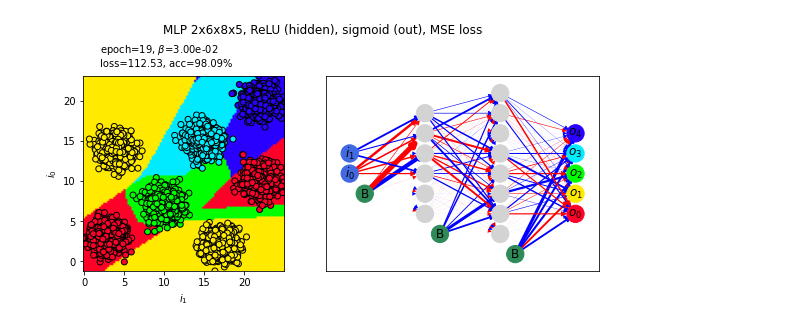
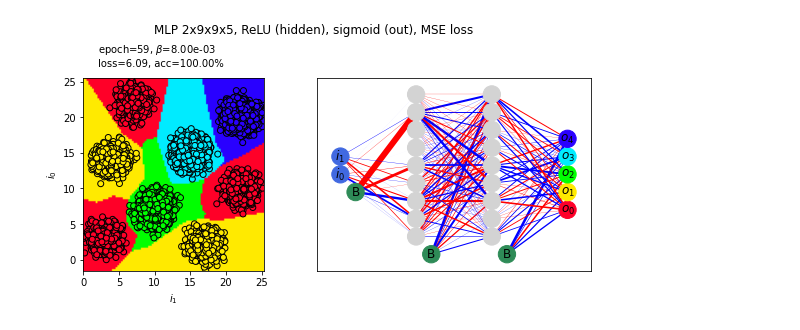
Before and after one commit to jroeger23/spass_mit_python, a Jupyter notebook: mlp.ipynb, the cells around one changed output. Saved outputs shown, nothing was run; the diff lists cells and outputs as text; code cells hidden in the pictures.

```diff
--- a/mlp.ipynb
+++ b/mlp.ipynb
@@ -6,12 +6,13 @@ from src.common.train_data import normal2DCluster
 cov = np.diag((1,1))
 
 classes = [(0, (3,3), cov, 1000),
-           (1, (14,4), cov, 1000),
-           (2, (7,10), cov, 1000),
-           (3, (15,15), cov, 1000),
-           (1, (2,17),cov, 1000),
+           (1, (14,4), cov, 1500),
+           (2, (7,10), cov, 3000),
+           (3, (15,15), cov, 3000),
+           (1, (2,17),cov, 1500),
            (0, (10,22), cov, 1000),
-           (4, (20,22), cov, 1000)]
+           (0, (22,7), cov, 1000),
+           (4, (20,22), cov, 3000)]
 n_classes = 5
 train_data, train_labels = normal2DCluster(classes)
 
@@ -31,7 +34,7 @@ _ = ax.set_xlabel("$i_1$")
 # %%
 from src.neuronal_network.mlp import MLP
 from src.neuronal_network.loss import MSE
-from src.neuronal_network.activation import Sigmoid, ReLU
+from src.neuronal_network.activation import Sigmoid, ReLU, SoftMax
 from src.common.plot import sample2DClassifier, plotMultiWeightLayer
 from src.common.vectorize import one_hot
 from matplotlib.animation import FuncAnimation
@@ -40,11 +43,11 @@ from IPython.display import Video
 import tqdm
 
 batch_size = 5
-epochs = 20
-learning_rate = 0.03
-duration_ms = max(epochs*250, 3000)
+epochs = 60
+learning_rate = 0.008
+duration_ms = max(epochs*200, 3000)
 
-mlp = MLP(2, [6,8], n_classes, hidden_act=ReLU, output_act=Sigmoid)
+mlp = MLP(2, [9,9], n_classes, hidden_act=ReLU, output_act=Sigmoid)
 loss = MSE()
 
 fig, ax = plt.subplots(1,2)
@@ -85,10 +88,9 @@ def doEpoch(epoch):
   epoch_bar.update(1)
   epoch_bar.set_postfix_str(f"loss={total_loss:.02f}")
 
-
 anim = FuncAnimation(fig, doEpoch, interval=duration_ms/epochs, frames=epochs)
-fname = f"render/mlp_classifier_{datetime.now()}.mp4"
-anim.save(fname)
+fname = f"render/mlp_classifier_{datetime.timestamp(datetime.now())}.mp4"
+anim.save(fname, dpi=120)
 print(f"Displaying: {fname}")
-Video(fname)
+Video(url=fname)
 # %% [output]
@@ -97,2 +99,2 @@ Displaying: render/mlp_classifier_2022-06-03 21:35:12.632957.mp4
 [interactive output not drawn]
-[figure, old version]
+[figure, new version]
```
Also changed, not shown: parts of 2 cells of this notebook.
